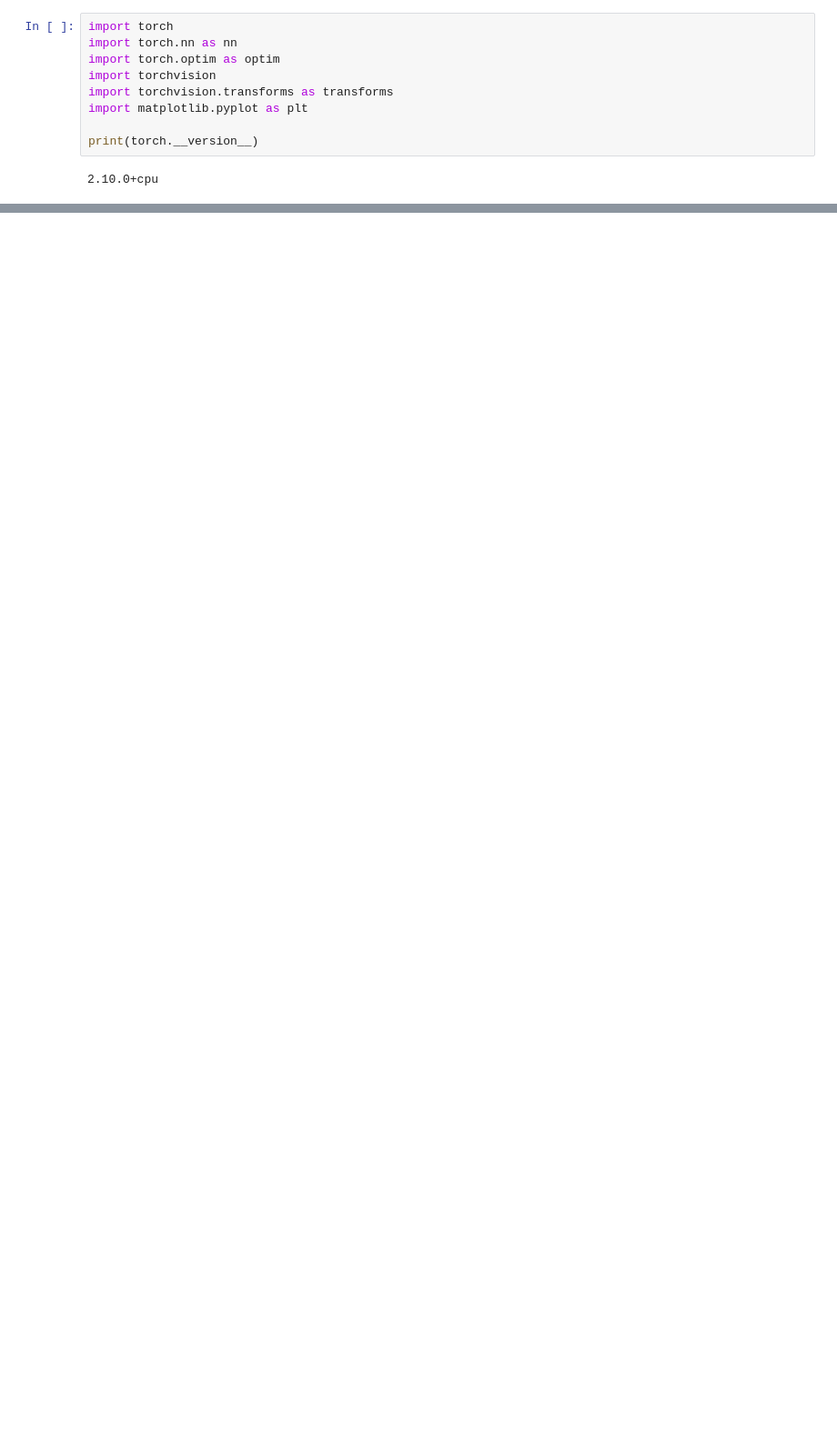
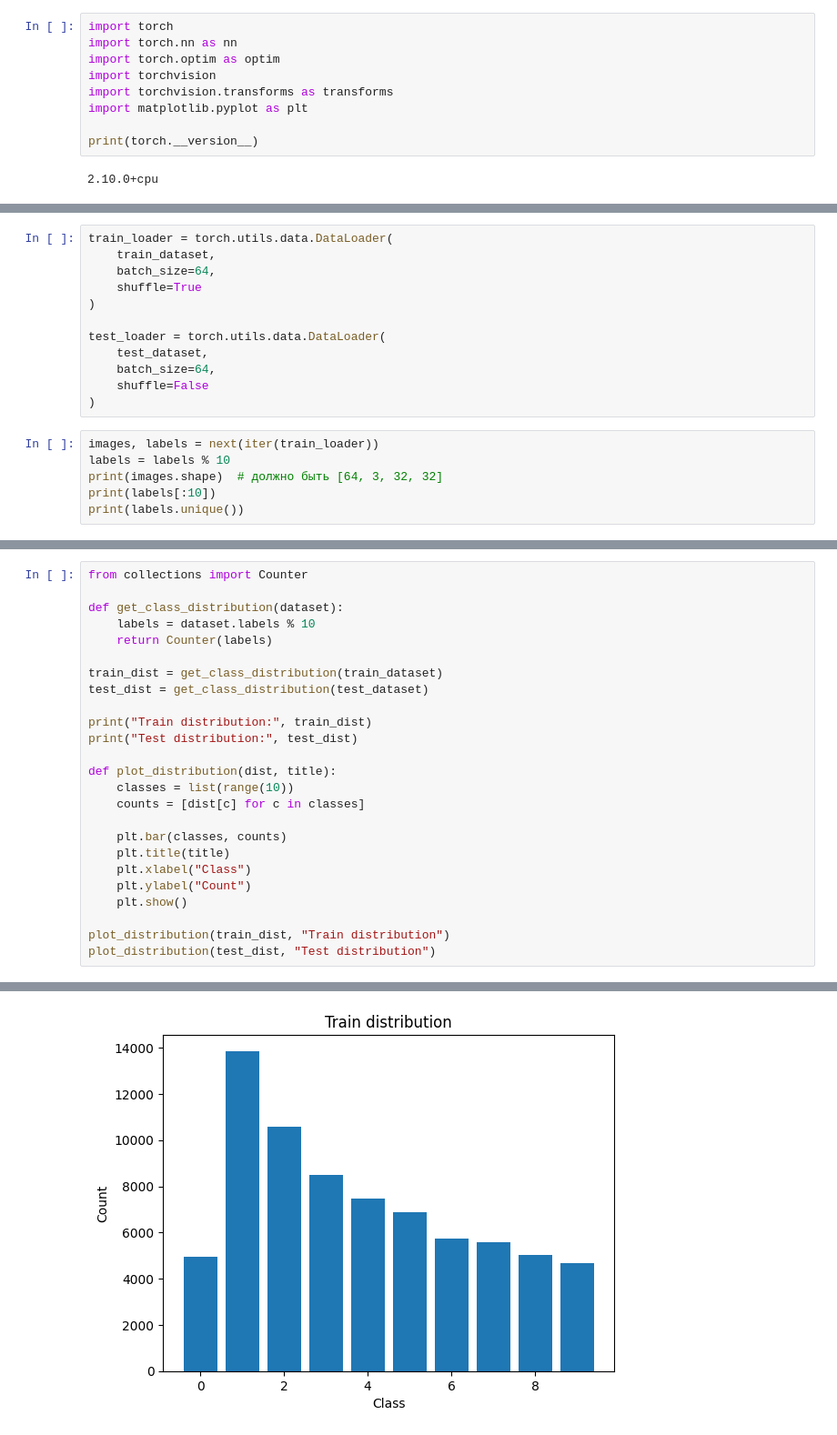
Before and after one commit to sofyak0zyreva/ml-course, a Jupyter notebook: homework/Untitled1.ipynb, the cells around one changed output, grey strips where cells are left out. Shown at 91% size. Drawn from its saved outputs; the diff is of its cells as text; blank space fills up the shorter version.

Commit message:
feat: dataset

```diff
--- a/homework/Untitled1.ipynb
+++ b/homework/Untitled1.ipynb
@@ -27,0 +51,18 @@ print(torch.__version__)
+# %%
+train_loader = torch.utils.data.DataLoader(
+    train_dataset,
+    batch_size=64,
+    shuffle=True
+)
+
+test_loader = torch.utils.data.DataLoader(
+    test_dataset,
+    batch_size=64,
+    shuffle=False
+)
+# %%
+images, labels = next(iter(train_loader))
+labels = labels % 10
+print(images.shape)  # должно быть [64, 3, 32, 32]
+print(labels[:10])
+print(labels.unique())
@@ -27,0 +83,26 @@ print(torch.__version__)
+# %%
+from collections import Counter
+
+def get_class_distribution(dataset):
+    labels = dataset.labels % 10
+    return Counter(labels)
+
+train_dist = get_class_distribution(train_dataset)
+test_dist = get_class_distribution(test_dataset)
+
+print("Train distribution:", train_dist)
+print("Test distribution:", test_dist)
+
+def plot_distribution(dist, title):
+    classes = list(range(10))
+    counts = [dist[c] for c in classes]
+
+    plt.bar(classes, counts)
+    plt.title(title)
+    plt.xlabel("Class")
+    plt.ylabel("Count")
+    plt.show()
+
+plot_distribution(train_dist, "Train distribution")
+plot_distribution(test_dist, "Test distribution")
+# %% [output]
@@ -27,0 +111 @@ print(torch.__version__)
+[figure, added]
```
Also changed, not shown: parts of 11 cells of this notebook.
